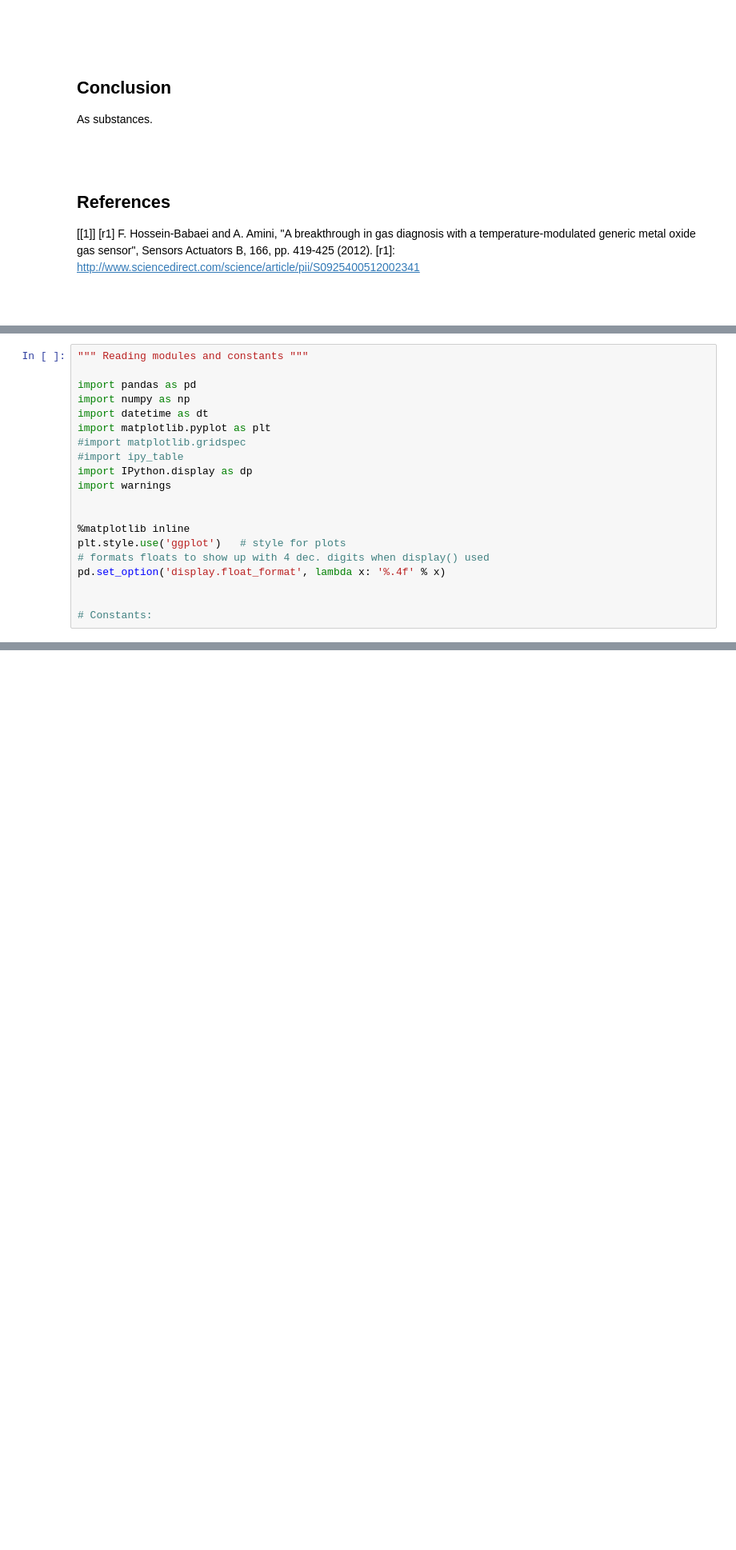
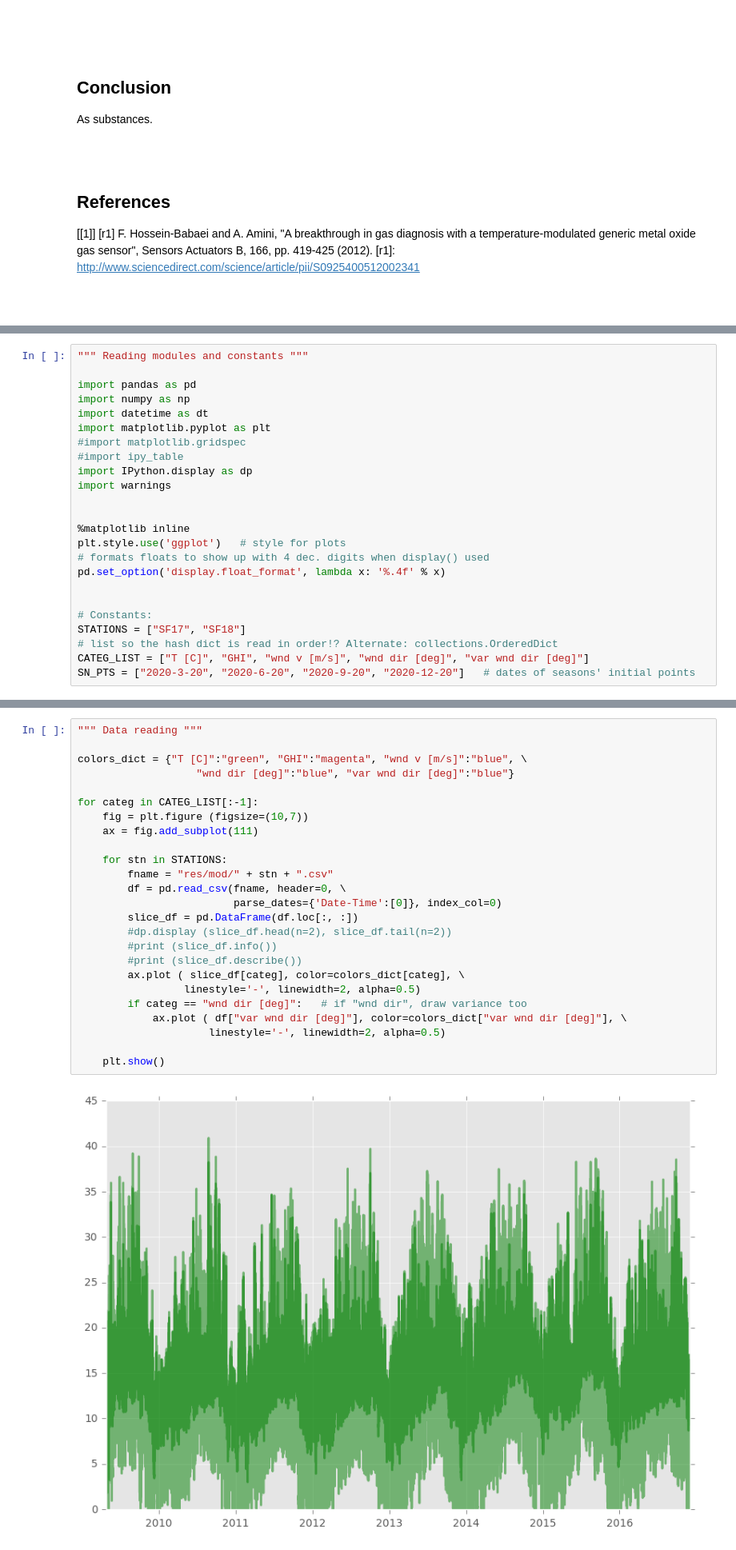
Before and after one commit to farazhb/Weather-Methods, a Jupyter notebook: weather.ipynb, the cells around one changed output, grey strips where cells are left out. Shown at 80% size. Drawn from its saved outputs; the diff is of its cells as text; blank space fills up the shorter version.

Commit message:
Added features and generalized
- Added analyses of seasonal average day and average year's daily min/max trends.
- Generalized all stations' data into a dict

```diff
--- a/weather.ipynb
+++ b/weather.ipynb
@@ -124,6 +124,10 @@ pd.set_option('display.float_format', lambda x: '%.4f' % x)
 
 
 # Constants:
+STATIONS = ["SF17", "SF18"]
+# list so the hash dict is read in order!? Alternate: collections.OrderedDict
+CATEG_LIST = ["T [C]", "GHI", "wnd v [m/s]", "wnd dir [deg]", "var wnd dir [deg]"]
+SN_PTS = ["2020-3-20", "2020-6-20", "2020-9-20", "2020-12-20"]   # dates of seasons' initial points
 # %%
 # """ Correcting source files' datetime indices writing new files """
 
@@ -376,0 +233,27 @@ plt.show()
+# %%
+""" Data reading """
+
+colors_dict = {"T [C]":"green", "GHI":"magenta", "wnd v [m/s]":"blue", \
+                   "wnd dir [deg]":"blue", "var wnd dir [deg]":"blue"}
+
+for categ in CATEG_LIST[:-1]:
+    fig = plt.figure (figsize=(10,7))
+    ax = fig.add_subplot(111)
+
+    for stn in STATIONS:
+        fname = "res/mod/" + stn + ".csv"
+        df = pd.read_csv(fname, header=0, \
+                         parse_dates={'Date-Time':[0]}, index_col=0)
+        slice_df = pd.DataFrame(df.loc[:, :])
+        #dp.display (slice_df.head(n=2), slice_df.tail(n=2))
+        #print (slice_df.info())
+        #print (slice_df.describe())
+        ax.plot ( slice_df[categ], color=colors_dict[categ], \
+                 linestyle='-', linewidth=2, alpha=0.5)
+        if categ == "wnd dir [deg]":   # if "wnd dir", draw variance too
+            ax.plot ( df["var wnd dir [deg]"], color=colors_dict["var wnd dir [deg]"], \
+                     linestyle='-', linewidth=2, alpha=0.5)
+
+    plt.show()
+# %% [output]
+[figure, added]
```
Also changed, not shown: parts of 8 cells of this notebook.
